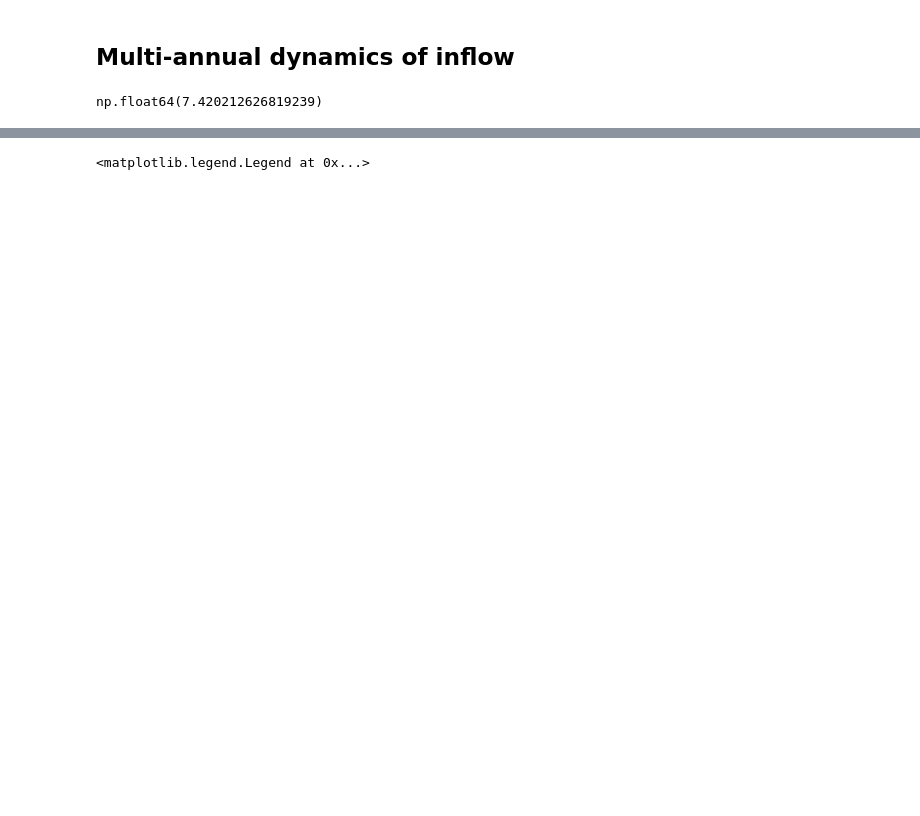
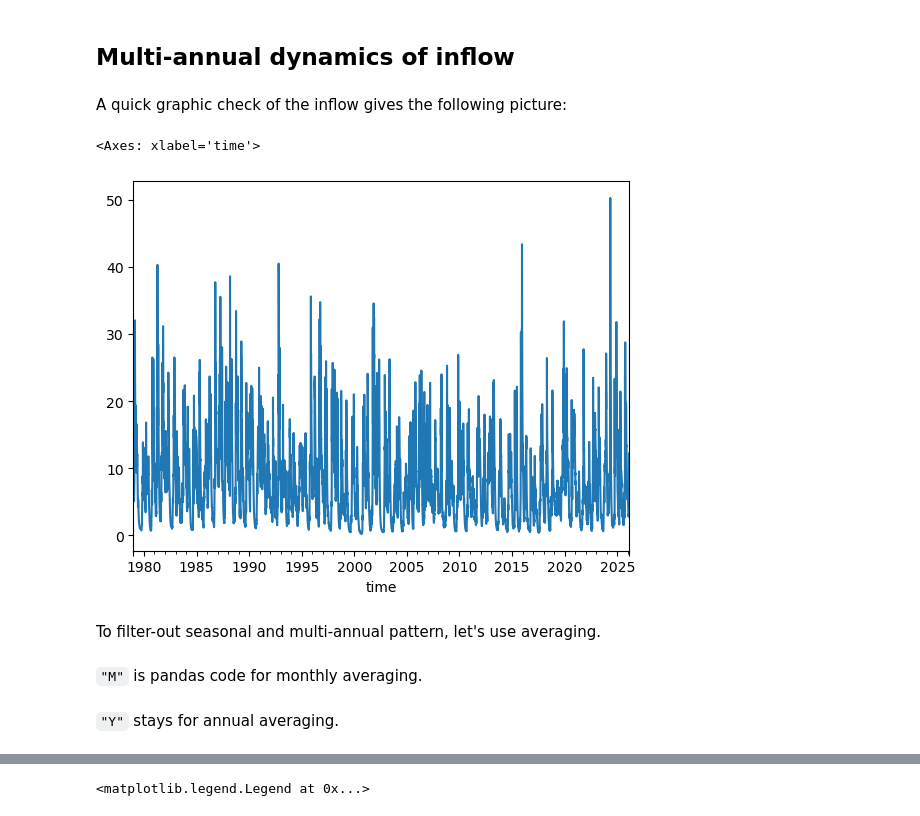
Before and after one commit to matteodefelice/energy-climate-cookbook, a Jupyter notebook: notebooks/2026.micro_grid_hydro.ipynb, the cells around one changed output, grey strips where cells are left out. Saved outputs shown, nothing was run; the diff lists cells and outputs as text; code cells hidden in the pictures; blank space fills up the shorter version.

```diff
--- a/notebooks/2026.micro_grid_hydro.ipynb
+++ b/notebooks/2026.micro_grid_hydro.ipynb
@@ -74,6 +130,9 @@ inputs_full_df.head(5)
 # %% [markdown]
 ## Multi-annual dynamics of inflow
+# %% [markdown]
+A quick graphic check of the inflow gives the following picture:
 # %%
-inputs_full_df["inflow"].mean()
+inputs_full_df["inflow"].plot()
 # %% [output]
-np.float64(7.420212626819239)
+<Axes: xlabel='time'>
+[figure, added]
@@ -82,3 +139,7 @@ inputs_full_df.index = pd.to_datetime(inputs_full_df.index)
+# %% [markdown]
+To filter-out seasonal and multi-annual pattern, let's use averaging.
+# %% [markdown]
+`"M"` is pandas code for monthly averaging.
 # %%
 inputs_full_df["inflow_monthly"] = (
     inputs_full_df["inflow"]
@@ -92,0 +149,2 @@ inputs_full_df["inflow_ann"] = (
+# %% [markdown]
+`"Y"` stays for annual averaging.
```
Also changed, not shown: parts of 195 cells of this notebook.
